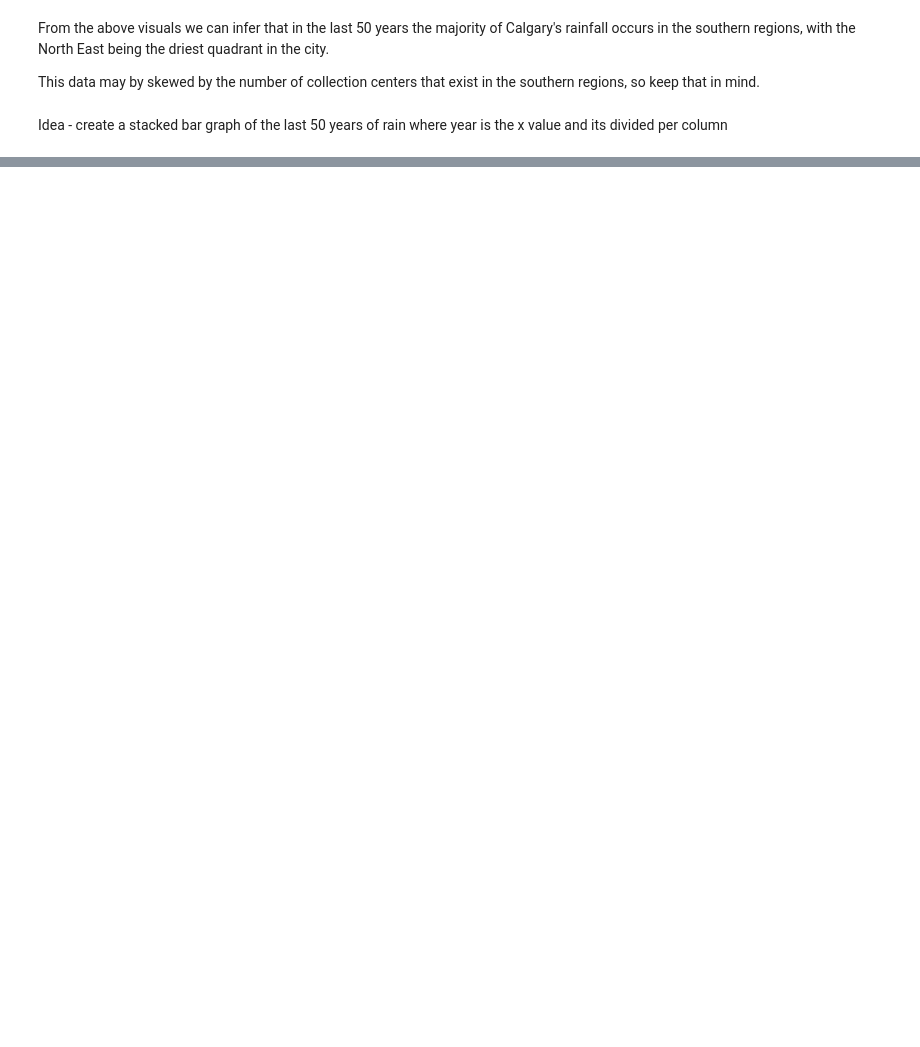
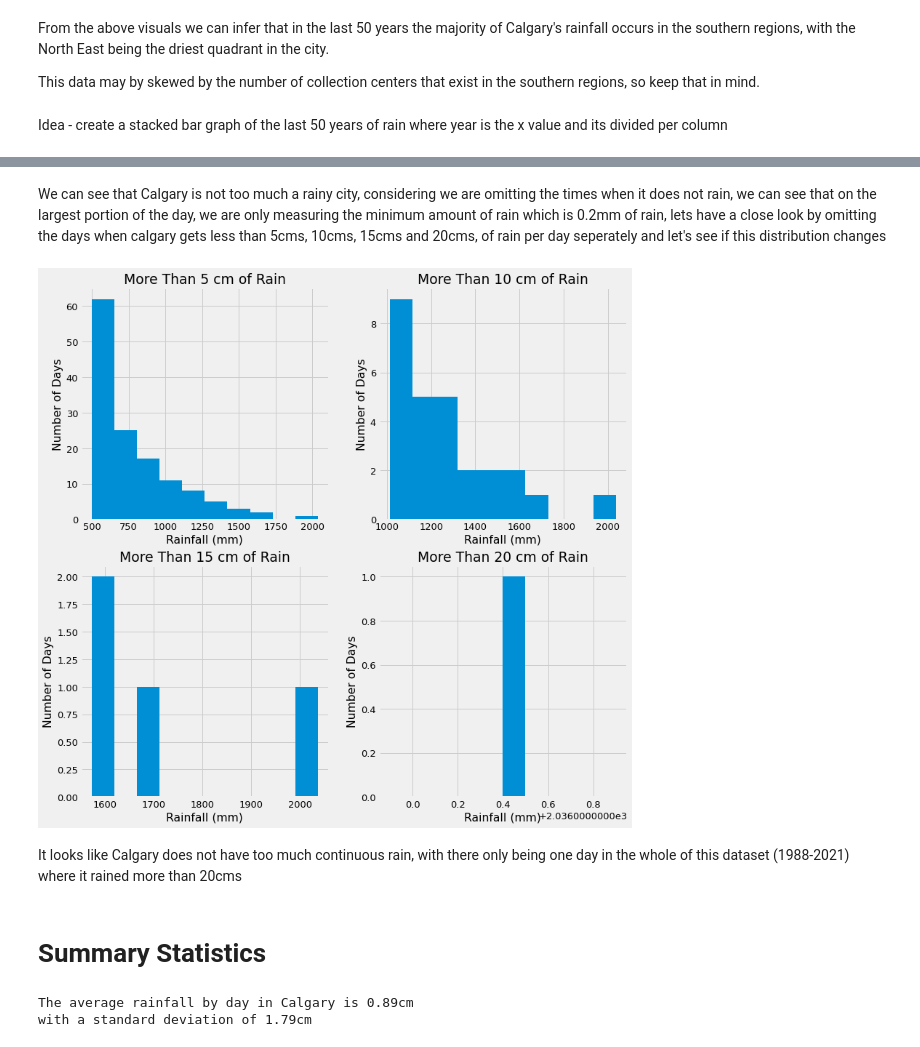
Before and after one commit to mschoenlaub/Calgary_Climate_Analysis, a Jupyter notebook: rain.ipynb, the cells around one changed output, grey strips where cells are left out. Cells and saved outputs as stored; diff of their text form; code cells hidden in the pictures; blank space fills up the shorter version.

```diff
--- a/rain.ipynb
+++ b/rain.ipynb
@@ -160,0 +160,39 @@ monthly_average_rainfall.plot(
+# %% [markdown]
+We can see that Calgary is not too much a rainy city, considering we are omitting the times when it does not rain, we can see that on the largest portion of the day, we are only measuring the minimum amount of rain which is 0.2mm of rain, lets have a close look by omitting the days when calgary gets less than 5cms, 10cms, 15cms and 20cms, of rain per day seperately and let's see if this distribution changes
+# %%
+fig, ((ax1, ax2), (ax3, ax4)) = plt.subplots(2, 2, figsize=(12, 12))
+
+# 5cms
+grtr_5 = rainfall_by_day[rainfall_by_day['RAINFALL'] > 500]
+
+# 10 cms
+grtr_10 = rainfall_by_day[rainfall_by_day['RAINFALL'] > 1000]
+
+# 15cms
+grtr_15 = rainfall_by_day[rainfall_by_day['RAINFALL'] > 1500]
+
+# 20cms
+grtr_20 = rainfall_by_day[rainfall_by_day['RAINFALL'] > 2000]
+
+count = 0
+for ax, df in zip([ax1, ax2, ax3, ax4], [grtr_5, grtr_10, grtr_15, grtr_20]):
+    count += 5
+    ax.hist(df['RAINFALL'], bins=10)
+    ax.set_ylabel("Number of Days")
+    ax.set_xlabel("Rainfall (mm)")
+    ax.set_title(f"More Than {count} cm of Rain")
+# %% [output]
+[figure, added]
+# %% [markdown]
+It looks like Calgary does not have too much continuous rain, with there only being one day in the whole of this dataset (1988-2021) where it rained more than 20cms
+# %% [markdown]
+# Summary Statistics
+# %%
+rain_std = rainfall_by_day['RAINFALL'].std()
+rain_mean = rainfall_by_day['RAINFALL'].mean()
+
+print(f"The average rainfall by day in Calgary is {rain_mean/100:.2f}cm \
+        \nwith a standard deviation of {rain_std/100:.2f}cm")
+# %% [output]
+The average rainfall by day in Calgary is 0.89cm
+with a standard deviation of 1.79cm
```
Also changed, not shown: parts of 8 cells of this notebook.
